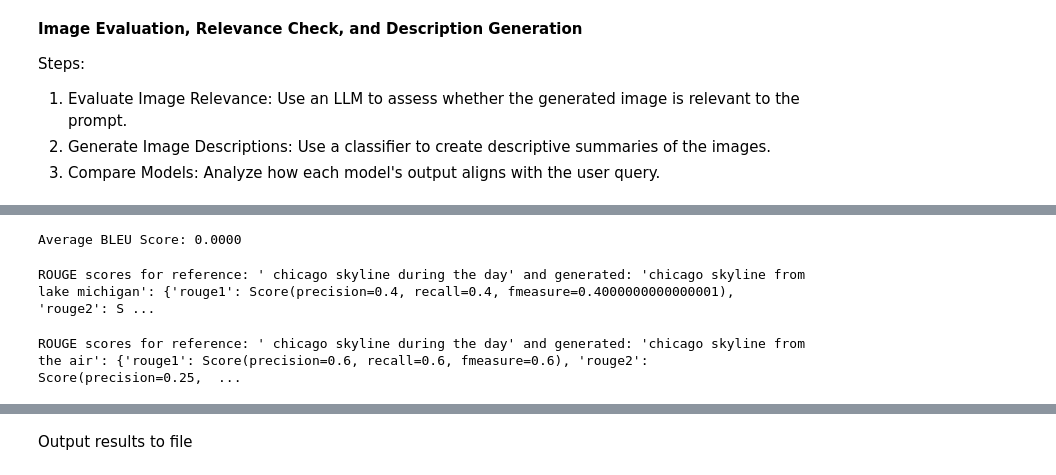
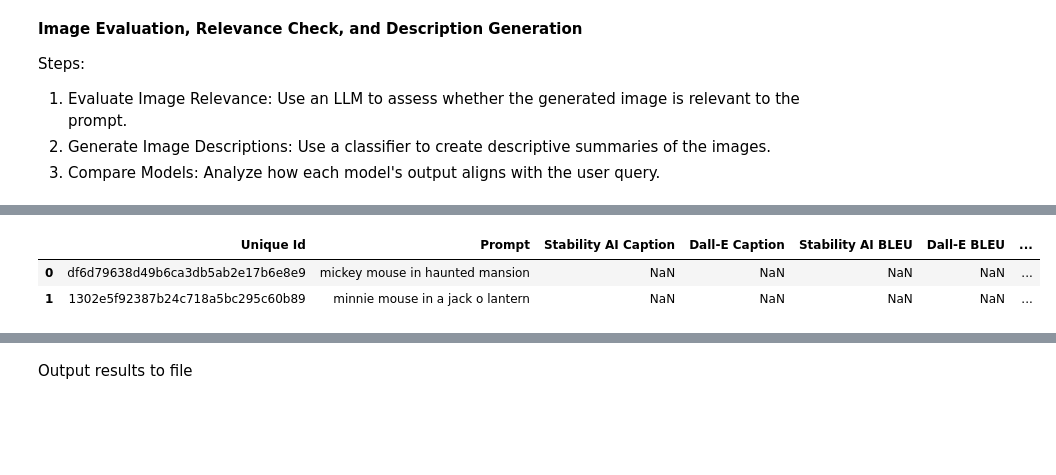
Before and after one commit to eliza0101/Project-3, a Jupyter notebook: project 3_main_merged.ipynb, the cells around one changed output, grey strips where cells are left out. Drawn from its saved outputs; the diff is of its cells as text; code cells hidden in the pictures; blank space fills up the shorter version.

Commit message:
Loop through records in results to calculate and save scores

```diff
--- a/project 3_main_merged.ipynb
+++ b/project 3_main_merged.ipynb
@@ -263,17 +260,3 @@ def generate_caption(image):
     out = model.generate(**inputs)
     caption = processor.decode(out[0], skip_special_tokens=True)
     return caption
-# %%
-current_unique_id = '3aec4c5d17bdf13547ba7fad1751c235'
-
-# Load prompt for images
-prompt_file = open(f'generated_images/{current_unique_id}_prompt.txt')
-prompt = prompt_file.read().split(',')[1]
-# %%
-# Generate caption for Stability AI image
-img = Image.open(f"generated_images/{current_unique_id}_stability_ai.jpg")
-stability_ai_caption = generate_caption(img)
-# %%
-# Generate caption for Dall-E image
-img = Image.open(f"generated_images/{current_unique_id}_dalle.jpg")
-dalle_caption = generate_caption(img)
@@ -306,40 +263,6 @@ Consider using lower n-gram order or use SmoothingFunction()
-# %%
-# Generate Dall-E BLEU score
-# Prompted captions and generated captions
-reference_captions = [prompt]
-generated_captions = [dalle_caption]
-
-# Calculate BLEU scores for each pair of reference and generated captions
-bleu_scores = [sentence_bleu([ref.split()], gen.split()) for ref, gen in zip(reference_captions, generated_captions)]
-
-# Calculate the average BLEU score
-dalle_bleu = sum(bleu_scores) / len(bleu_scores)
-
-# Print the average BLEU score
-print(f"Average BLEU Score: {dalle_bleu:.4f}")
-# %% [output]
-Average BLEU Score: 0.0000
 # %%
 # Function to calculate Rouge score
 def calculate_rouge(reference, generated):
     scorer = rouge_scorer.RougeScorer(['rouge1', 'rouge2', 'rougeL'], use_stemmer=True)
     scores = scorer.score(reference, generated)
     return scores
-# %%
-# Generate Stability AI ROUGE Score
-reference_captions = [prompt]
-generated_captions = [stability_ai_caption]
-for ref, gen in zip(reference_captions, generated_captions):
-    stability_ai_rouge_score = calculate_rouge(ref, gen)
-    print(f"ROUGE scores for reference: '{ref}' and generated: '{gen}': {stability_ai_rouge_score}")
-# %% [output]
-ROUGE scores for reference: ' chicago skyline during the day' and generated: 'chicago skyline from lake michigan': {'rouge1': Score(precision=0.4, recall=0.4, fmeasure=0.4000000000000001), 'rouge2': S ...
-# %%
-# Generate Dall-E ROUGE Score
-reference_captions = [prompt]
-generated_captions = [dalle_caption]
-for ref, gen in zip(reference_captions, generated_captions):
-    dalle_rouge_score = calculate_rouge(ref, gen)
-    print(f"ROUGE scores for reference: '{ref}' and generated: '{gen}': {dalle_rouge_score}")
-# %% [output]
-ROUGE scores for reference: ' chicago skyline during the day' and generated: 'chicago skyline from the air': {'rouge1': Score(precision=0.6, recall=0.6, fmeasure=0.6), 'rouge2': Score(precision=0.25,  ...
@@ -345,0 +343,9 @@ ROUGE scores for reference: ' chicago skyline during the day' and generated: 'ch
+# %%
+# Loop through records in results to fill in scores
+results_df = pd.read_csv('image_generation_results.csv')
+for record in results_df["Unique Id"].unique():
+    process_image_record(record)
+# %% [output]
+|  | Unique Id | Prompt | Stability AI Caption | Dall-E Caption | Stability AI BLEU | Dall-E BLEU | ... |
+| 0 | df6d79638d49b6ca3db5ab2e17b6e8e9 | mickey mouse in haunted mansion | NaN | NaN | NaN | NaN | ... |
+| 1 | 1302e5f92387b24c718a5bc295c60b89 | minnie mouse in a jack o lantern | NaN | NaN | NaN | NaN | ... |
```
Also changed, not shown: parts of 9 cells of this notebook.
